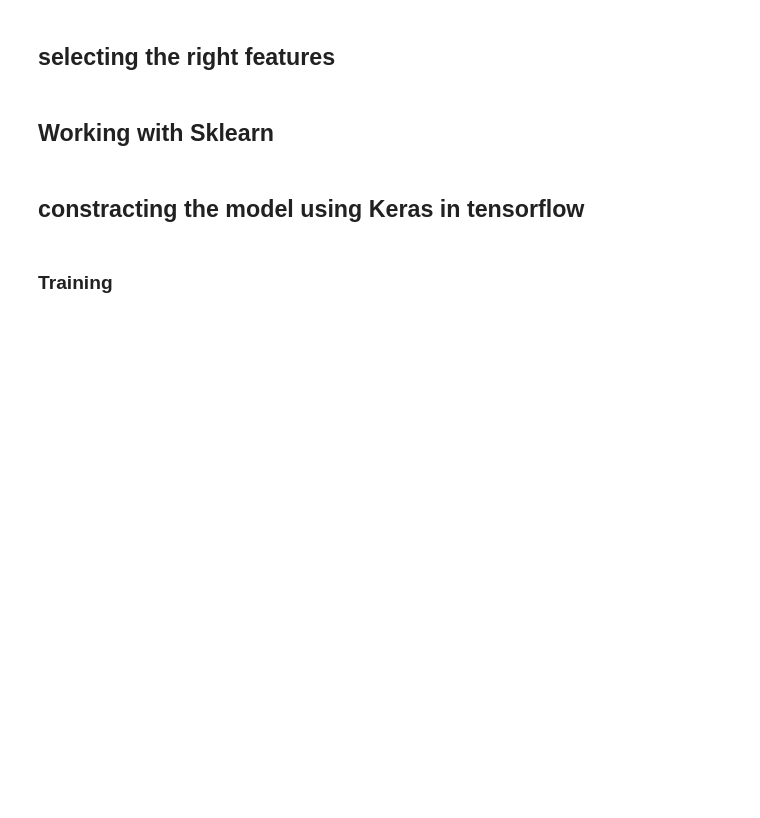
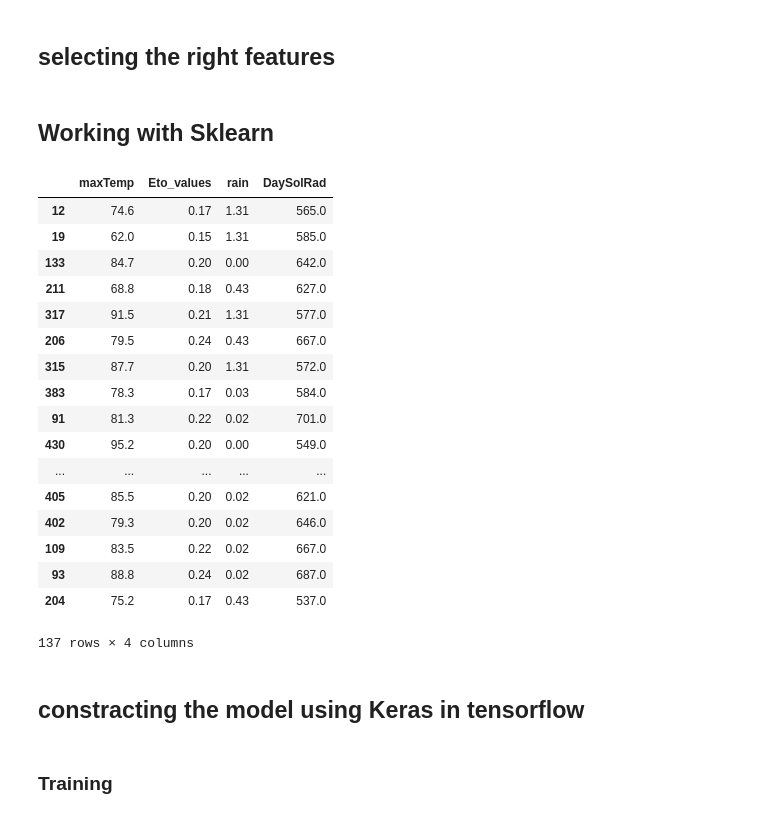
Before and after one commit to kirubeltadesse/harvestPrediction, a Jupyter notebook: jupyternotebooks/Classification.ipynb, the cells around one changed output. Cells and saved outputs as stored; diff of their text form; code cells hidden in the pictures; blank space fills up the shorter version.

```diff
--- a/jupyternotebooks/Classification.ipynb
+++ b/jupyternotebooks/Classification.ipynb
@@ -12,5 +12,5 @@ import tensorflow as tf
 # %%
 # import the dataset
 df = pd.read_csv('../data/csv/2007to2009.csv')
-# df = df.set_index('index')
+df = df.set_index('index')
 # %%
@@ -81,6 +63,27 @@ from sklearn.preprocessing import MinMaxScaler
 scaler = MinMaxScaler()
 scaled_x_train = scaler.fit_transform(X_train)
 scaled_x_test = scaler.transform(X_test)
+# %%
+X_test
+# %% [output]
+|  | maxTemp | Eto_values | rain | DaySolRad |
+| 12 | 74.6 | 0.17 | 1.31 | 565.0 |
+| 19 | 62.0 | 0.15 | 1.31 | 585.0 |
+| 133 | 84.7 | 0.20 | 0.00 | 642.0 |
+| 211 | 68.8 | 0.18 | 0.43 | 627.0 |
+| 317 | 91.5 | 0.21 | 1.31 | 577.0 |
+| 206 | 79.5 | 0.24 | 0.43 | 667.0 |
+| 315 | 87.7 | 0.20 | 1.31 | 572.0 |
+| 383 | 78.3 | 0.17 | 0.03 | 584.0 |
+| 91 | 81.3 | 0.22 | 0.02 | 701.0 |
+| 430 | 95.2 | 0.20 | 0.00 | 549.0 |
+| ... | ... | ... | ... | ... |
+| 405 | 85.5 | 0.20 | 0.02 | 621.0 |
+| 402 | 79.3 | 0.20 | 0.02 | 646.0 |
+| 109 | 83.5 | 0.22 | 0.02 | 667.0 |
+| 93 | 88.8 | 0.24 | 0.02 | 687.0 |
+| 204 | 75.2 | 0.17 | 0.43 | 537.0 |
+137 rows × 4 columns
 # %% [markdown]
 ## constracting the model using Keras in tensorflow
 # %%
```
Also changed, not shown: parts of 1 cell of this notebook, 2 other files.
